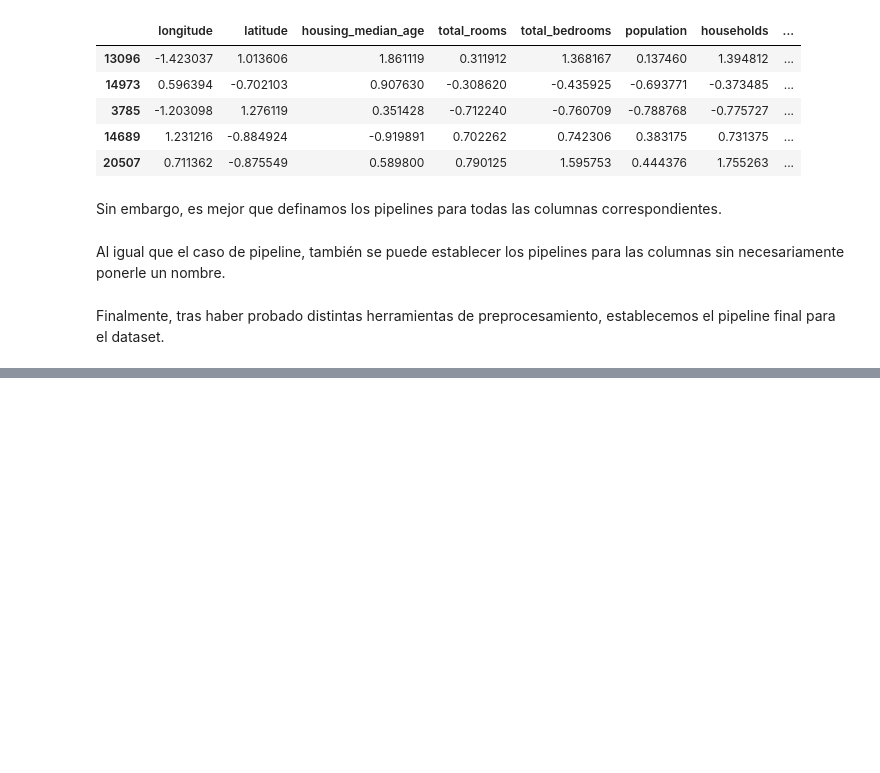
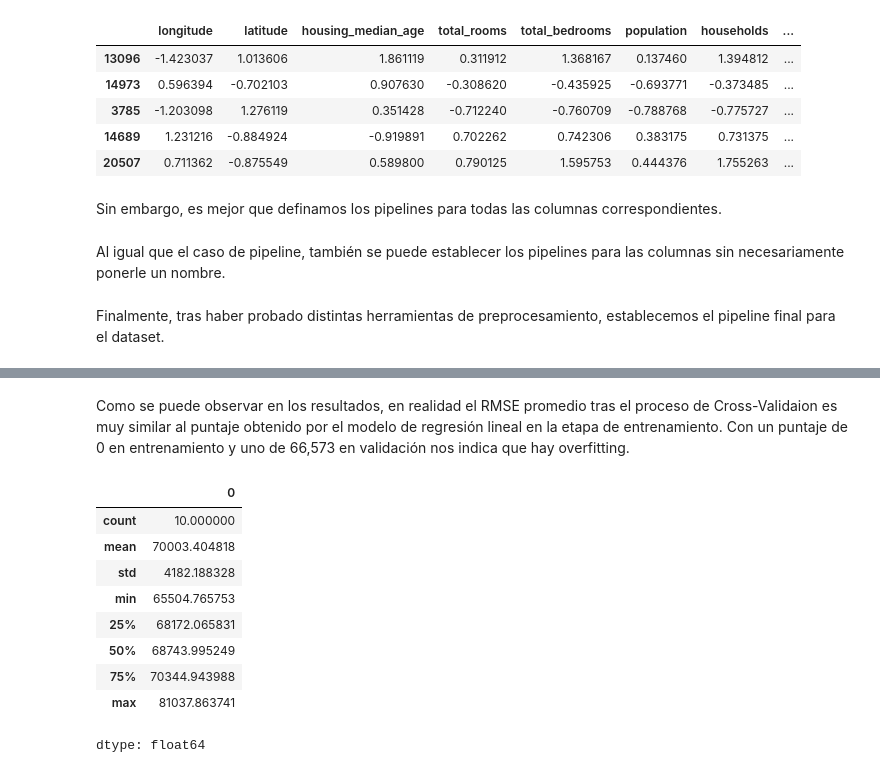
Before and after one commit to CarlossssMora/hands-on-ml-notes, a Jupyter notebook: capitulo_2/end_to_end_project.ipynb, the cells around one changed output, grey strips where cells are left out. Saved outputs shown, nothing was run; the diff lists cells and outputs as text; code cells hidden in the pictures; blank space fills up the shorter version.

```diff
--- a/capitulo_2/end_to_end_project.ipynb
+++ b/capitulo_2/end_to_end_project.ipynb
@@ -757,5 +759,10 @@ default_num_pipeline = make_pipeline(
 )
 # %%
 preprocessing = ColumnTransformer([
-
-])
+    ("bedrooms", ratio_pipeline(), ['total_bedrooms', 'total_rooms']),
+    ("rooms_per_house", ratio_pipeline(), ['total_rooms', 'households']),
+    ("people_per_house", ratio_pipeline(), ['population', 'households']),
+    ("log", log_pipeline, ['total_bedrooms', 'total_rooms', 'population', 'households', 'median_income']),
+    ("geo", cluster_simil, ['latitude', 'longitude']),
+    ("cat", cat_pipeline, make_column_selector(dtype_include=object))
+], remainder=default_num_pipeline) # Para la columna 'housing_median_age'
@@ -761,0 +892,22 @@ preprocessing = ColumnTransformer([
+# %% [markdown]
+Como se puede observar en los resultados, en realidad el RMSE promedio tras el proceso de Cross-Validaion es muy similar al puntaje obtenido por el modelo de regresión lineal en la etapa de entrenamiento. Con un puntaje de 0 en entrenamiento y uno de 66,573 en validación nos indica que hay overfitting.
+# %%
+lin_reg_rmses = -cross_val_score(
+    lin_reg,
+    housing,
+    housing_labels,
+    scoring='neg_root_mean_squared_error',
+    cv=10
+)
+pd.Series(lin_reg_rmses).describe()
+# %% [output]
+|  | 0 |
+| count | 10.000000 |
+| mean | 70003.404818 |
+| std | 4182.188328 |
+| min | 65504.765753 |
+| 25% | 68172.065831 |
+| 50% | 68743.995249 |
+| 75% | 70344.943988 |
+| max | 81037.863741 |
+dtype: float64
```
Also changed, not shown: parts of 21 cells of this notebook.
